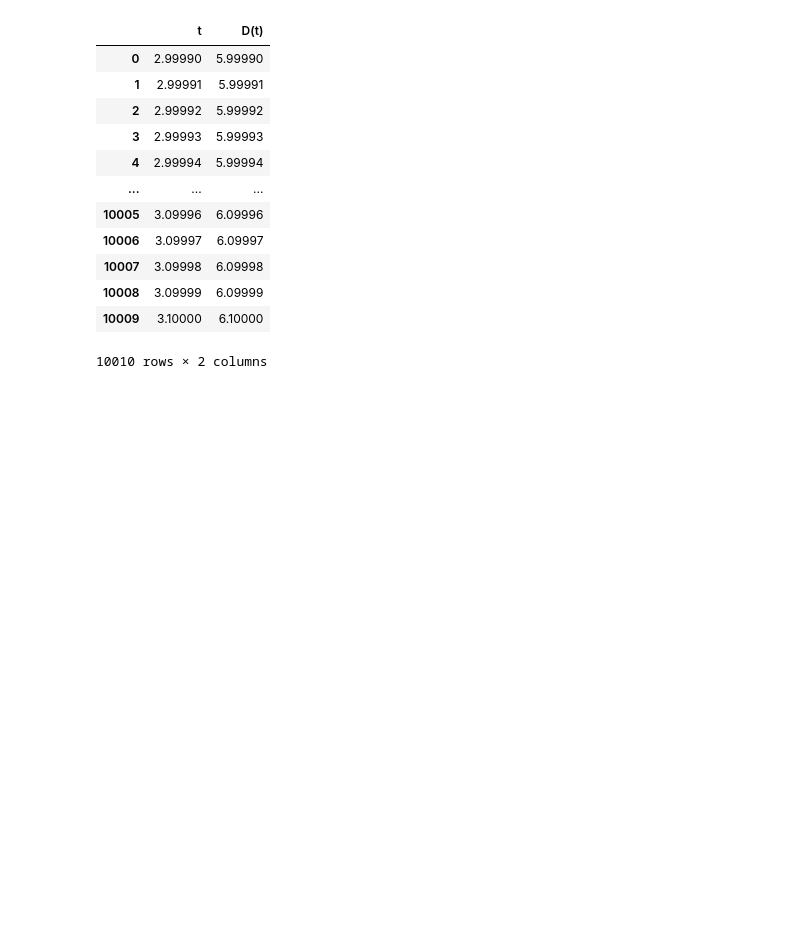
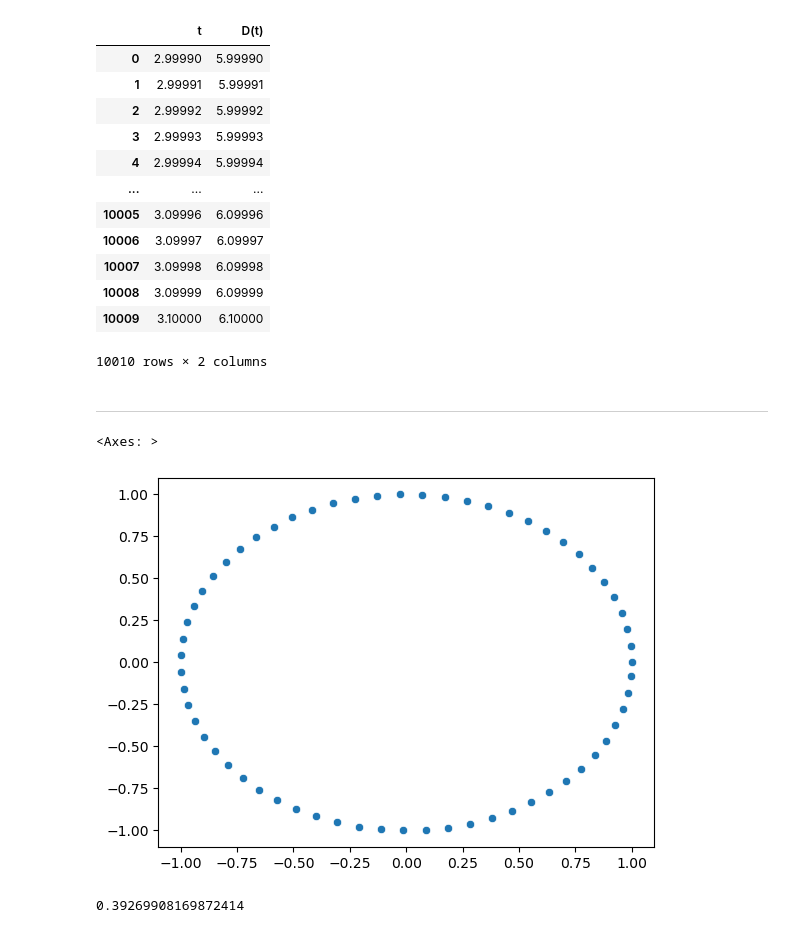
Before and after one commit to Dpbm/quantum, a Jupyter notebook: math/calculus/limits/limits.ipynb, the cells around one changed output. Cells and saved outputs as stored; diff of their text form; code cells hidden in the pictures; blank space fills up the shorter version.

```diff
--- a/math/calculus/limits/limits.ipynb
+++ b/math/calculus/limits/limits.ipynb
@@ -55,3 +55,28 @@ df
 | 10008 | 3.09999 | 6.09999 |
 | 10009 | 3.10000 | 6.10000 |
 10010 rows × 2 columns
+# %% [markdown]
+---
+# %%
+%matplotlib inline
+import seaborn as sns
+
+x_points = lambda theta: np.cos(theta)
+y_points = lambda theta: np.sin(theta)
+
+theta_ = np.arange(0, 2*np.pi, 0.1)
+
+vec_x = np.vectorize(x_points)
+vec_y = np.vectorize(y_points)
+
+x_values = vec_x(theta_)
+y_values = vec_y(theta_)
+
+sns.scatterplot(x=x_values, y=y_values)
+# %% [output]
+<Axes: >
+[figure, added]
+# %%
+np.pi/8
+# %% [output]
+0.39269908169872414
```
Also changed, not shown: parts of 10 cells of this notebook, 1 other file.
